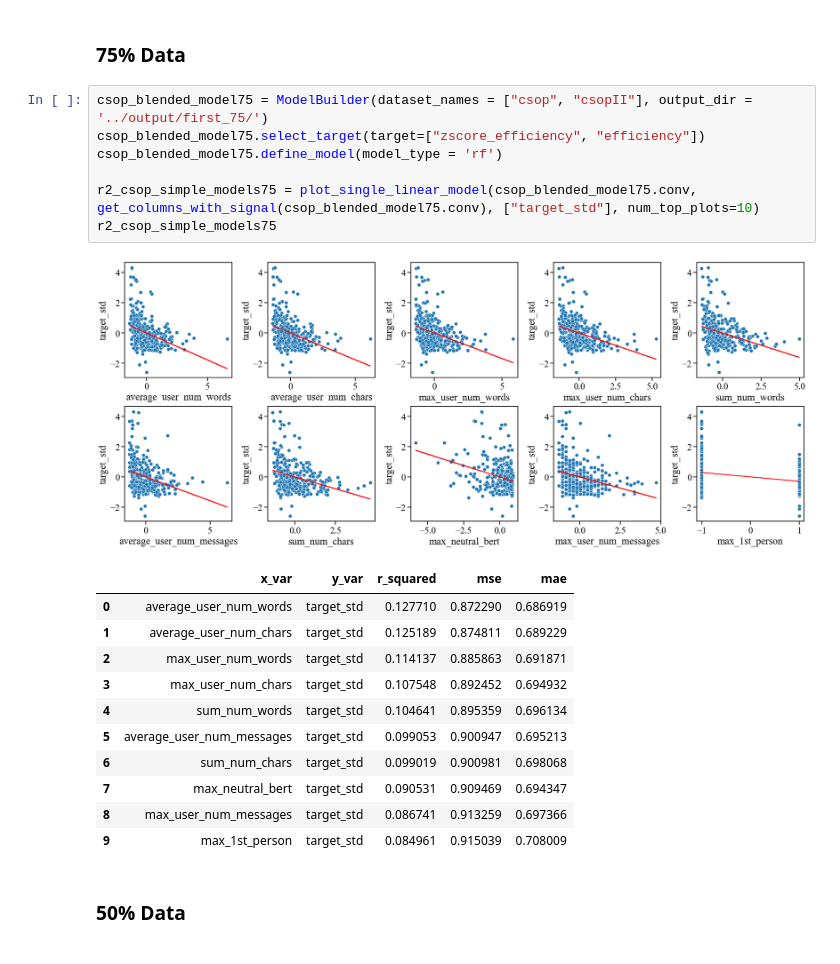
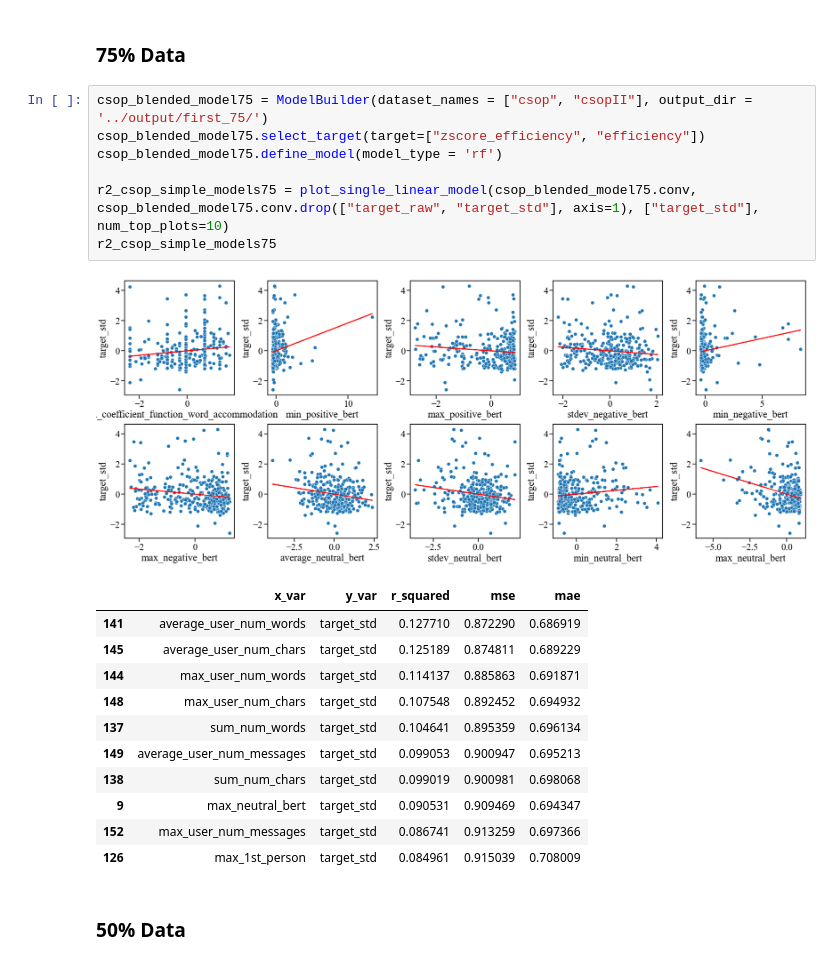
Before and after one commit to Watts-Lab/team_comm_tools, a Jupyter notebook: feature_engine/model/model_per_task_simple_linear_models.ipynb, the cells around one changed output. Cells and saved outputs as stored; diff of their text form.

```diff
--- a/feature_engine/model/model_per_task_simple_linear_models.ipynb
+++ b/feature_engine/model/model_per_task_simple_linear_models.ipynb
@@ -292,23 +244,23 @@ r2_csop_simple_models
 # %%
 csop_blended_model75 = ModelBuilder(dataset_names = ["csop", "csopII"], output_dir = '../output/first_75/')
 csop_blended_model75.select_target(target=["zscore_efficiency", "efficiency"])
 csop_blended_model75.define_model(model_type = 'rf')
 
-r2_csop_simple_models75 = plot_single_linear_model(csop_blended_model75.conv, get_columns_with_signal(csop_blended_model75.conv), ["target_std"], num_top_plots=10)
+r2_csop_simple_models75 = plot_single_linear_model(csop_blended_model75.conv, csop_blended_model75.conv.drop(["target_raw", "target_std"], axis=1), ["target_std"], num_top_plots=10)
 r2_csop_simple_models75
 # %% [output]
-[figure, old version]
+[figure, new version]
 |  | x_var | y_var | r_squared | mse | mae |
-| 0 | average_user_num_words | target_std | 0.127710 | 0.872290 | 0.686919 |
-| 1 | average_user_num_chars | target_std | 0.125189 | 0.874811 | 0.689229 |
-| 2 | max_user_num_words | target_std | 0.114137 | 0.885863 | 0.691871 |
-| 3 | max_user_num_chars | target_std | 0.107548 | 0.892452 | 0.694932 |
-| 4 | sum_num_words | target_std | 0.104641 | 0.895359 | 0.696134 |
-| 5 | average_user_num_messages | target_std | 0.099053 | 0.900947 | 0.695213 |
-| 6 | sum_num_chars | target_std | 0.099019 | 0.900981 | 0.698068 |
-| 7 | max_neutral_bert | target_std | 0.090531 | 0.909469 | 0.694347 |
-| 8 | max_user_num_messages | target_std | 0.086741 | 0.913259 | 0.697366 |
-| 9 | max_1st_person | target_std | 0.084961 | 0.915039 | 0.708009 |
+| 141 | average_user_num_words | target_std | 0.127710 | 0.872290 | 0.686919 |
+| 145 | average_user_num_chars | target_std | 0.125189 | 0.874811 | 0.689229 |
+| 144 | max_user_num_words | target_std | 0.114137 | 0.885863 | 0.691871 |
+| 148 | max_user_num_chars | target_std | 0.107548 | 0.892452 | 0.694932 |
+| 137 | sum_num_words | target_std | 0.104641 | 0.895359 | 0.696134 |
+| 149 | average_user_num_messages | target_std | 0.099053 | 0.900947 | 0.695213 |
+| 138 | sum_num_chars | target_std | 0.099019 | 0.900981 | 0.698068 |
+| 9 | max_neutral_bert | target_std | 0.090531 | 0.909469 | 0.694347 |
+| 152 | max_user_num_messages | target_std | 0.086741 | 0.913259 | 0.697366 |
+| 126 | max_1st_person | target_std | 0.084961 | 0.915039 | 0.708009 |
 # %% [markdown]
 ### 50% Data
 # %%
```
Also changed, not shown: parts of 23 cells of this notebook, 4 other files.
